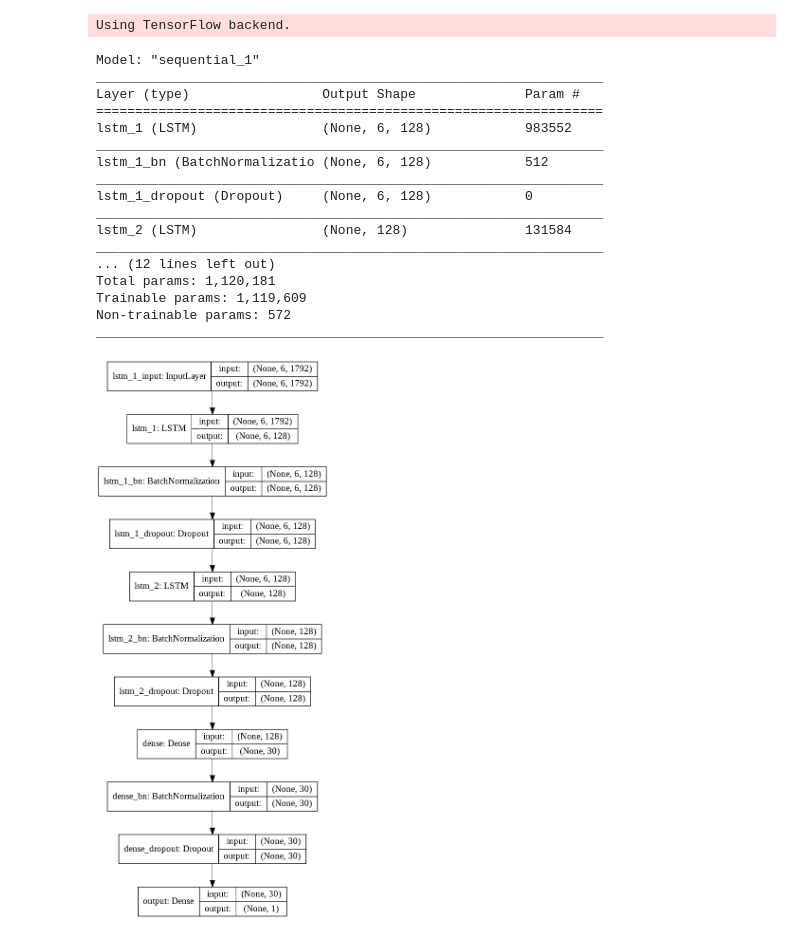
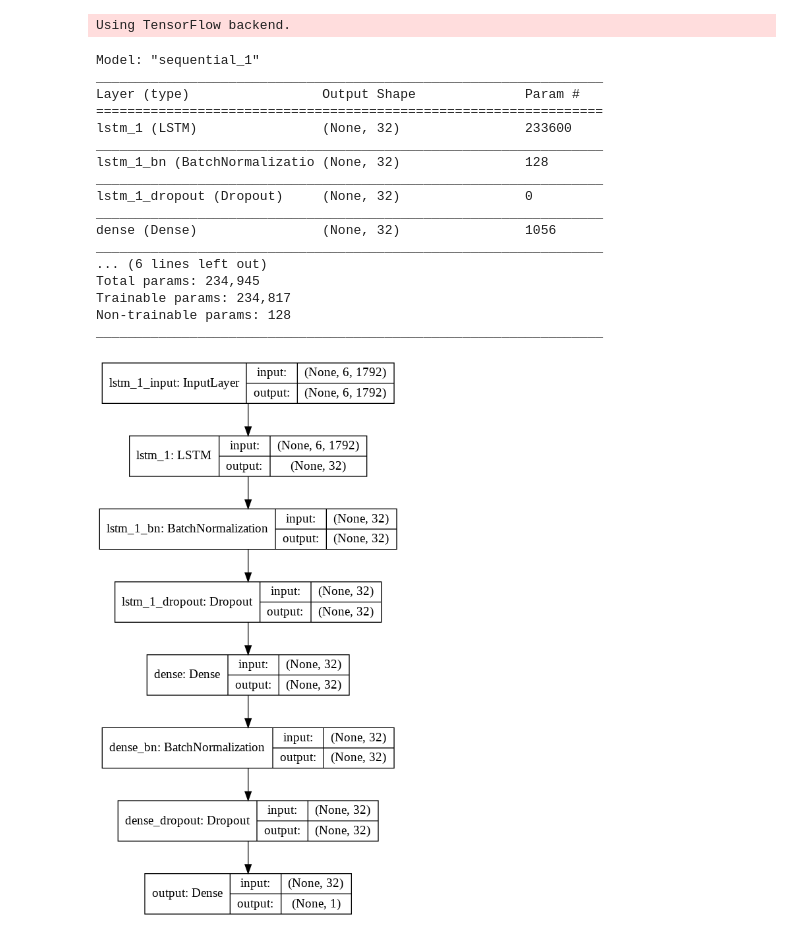
Before and after one commit to sjawhar/no-wander, a Jupyter notebook: notebooks/LSTM.ipynb, the cells around one changed output. Drawn from its saved outputs; the diff is of its cells as text; code cells hidden in the pictures.

Commit message:
Finishe simple data processing pipeline for LSTM

```diff
--- a/notebooks/LSTM.ipynb
+++ b/notebooks/LSTM.ipynb
@@ -61,7 +61,7 @@ def get_data(filepath):
         Y[i:i_next] = label
         i = i_next
 
-    return X.reshape((num_samples, SAMPLE_SIZE * num_features)), Y, num_features
+    return X, Y, num_features
 # %%
 X, Y, NUM_FEATURES = get_data('../data/epochs/1572178629-1577962907.h5')
 NUM_SAMPLES = 6
@@ -86,7 +86,7 @@ def get_lstm_model(
     input_shape,
     lstm_layers,
     conv1d_params=None,
-    dense_units=30,
+    dense_units=32,
     dense_dropout=0.2,
 ):
     model = Sequential()
@@ -119,32 +119,32 @@ Using TensorFlow backend.
 # %%
 from keras.utils import plot_model
 
+model_one_input_shape = (NUM_SAMPLES, NUM_FEATURES * SAMPLE_SIZE)
 model_one = get_lstm_model(
-    (NUM_SAMPLES, NUM_FEATURES * SAMPLE_SIZE),
+    model_one_input_shape,
     [
-        { "units": 128, "dropout": 0.2, "ic_params": { "dropout": 0.2 } },
-        { "units": 128, "ic_params": { "dropout": 0.2 } },
+        { "units": 32, "dropout": 0.2, "ic_params": { "dropout": 0.2 } },
     ],
     conv1d_params=None,
 )
 model_one.summary()
 plot_model(model_one, to_file='model_one.png', show_shapes=True, show_layer_names=True)
 # %% [output]
 Model: "sequential_1"
 _________________________________________________________________
 Layer (type)                 Output Shape              Param #
 =================================================================
-lstm_1 (LSTM)                (None, 6, 128)            983552
+lstm_1 (LSTM)                (None, 32)                233600
 _________________________________________________________________
-lstm_1_bn (BatchNormalizatio (None, 6, 128)            512
+lstm_1_bn (BatchNormalizatio (None, 32)                128
 _________________________________________________________________
-lstm_1_dropout (Dropout)     (None, 6, 128)            0
+lstm_1_dropout (Dropout)     (None, 32)                0
 _________________________________________________________________
-lstm_2 (LSTM)                (None, 128)               131584
+dense (Dense)                (None, 32)                1056
 _________________________________________________________________
-... (12 lines left out)
-Total params: 1,120,181
-Trainable params: 1,119,609
-Non-trainable params: 572
+... (6 lines left out)
+Total params: 234,945
+Trainable params: 234,817
+Non-trainable params: 128
 _________________________________________________________________
-[figure, old version]
+[figure, new version]
```
Also changed, not shown: parts of 6 cells of this notebook.
